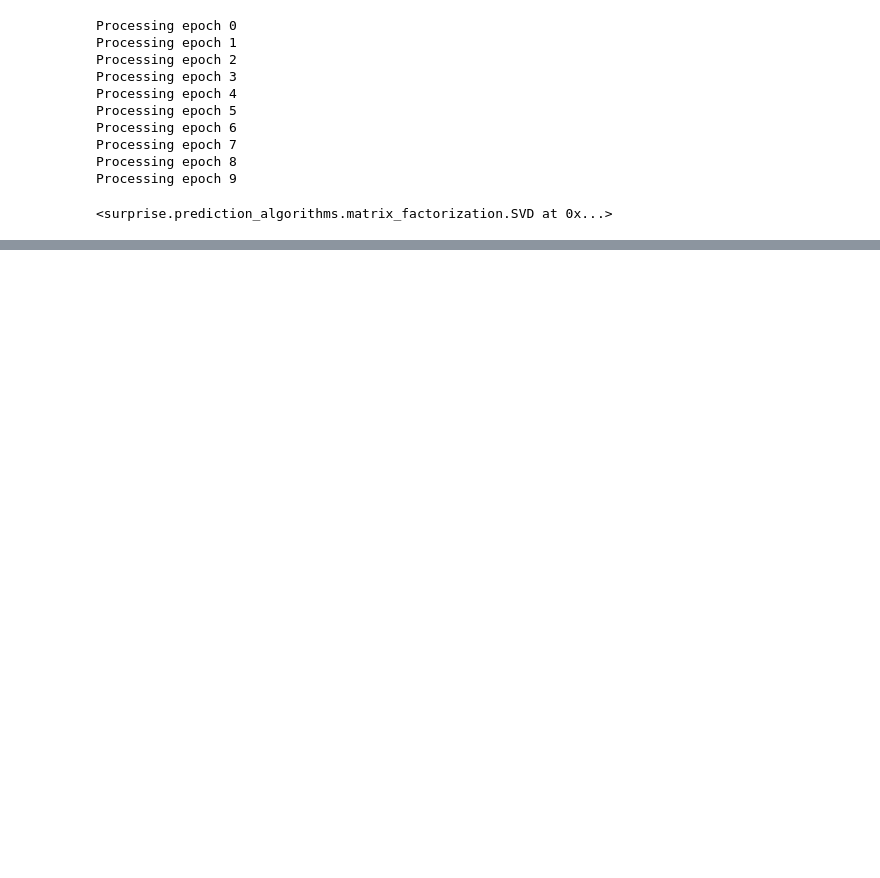
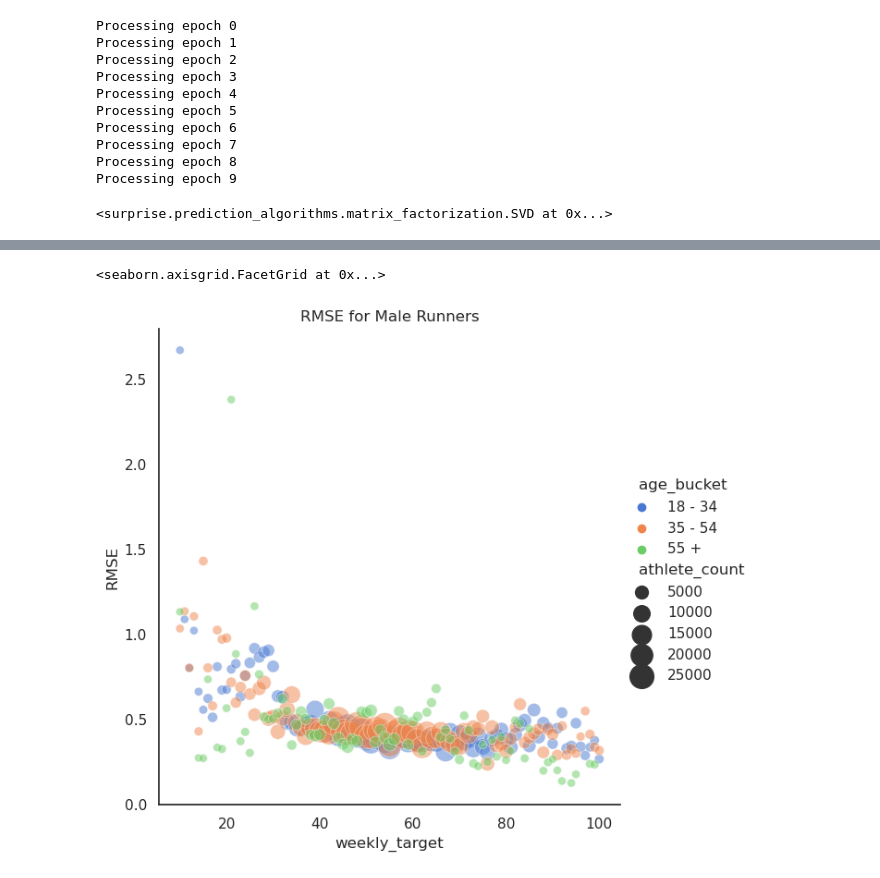
Before and after one commit to natec360/Capstone, a Jupyter notebook: Model/Recommender.ipynb, the cells around one changed output, grey strips where cells are left out. Drawn from its saved outputs; the diff is of its cells as text; code cells hidden in the pictures; blank space fills up the shorter version.

```diff
--- a/Model/Recommender.ipynb
+++ b/Model/Recommender.ipynb
@@ -180,0 +324,15 @@ Prediction(uid='9900.2', iid=6, r_ui=None, est=0.5730369502344005, details={'was
+# %%
+sns.relplot(
+    x="weekly_target",
+    y="RMSE",
+    hue="age_bucket",
+    size="athlete_count",
+    sizes=(40, 400),
+    alpha=.5,
+    palette="muted",
+    height=6,
+    data=graph_df.loc[graph_df['gender'] == "F"]
+).set(title="RMSE for Male Runners")
+# %% [output]
+<seaborn.axisgrid.FacetGrid at 0x...>
+[figure, added]
```
Also changed, not shown: parts of 17 cells of this notebook.
